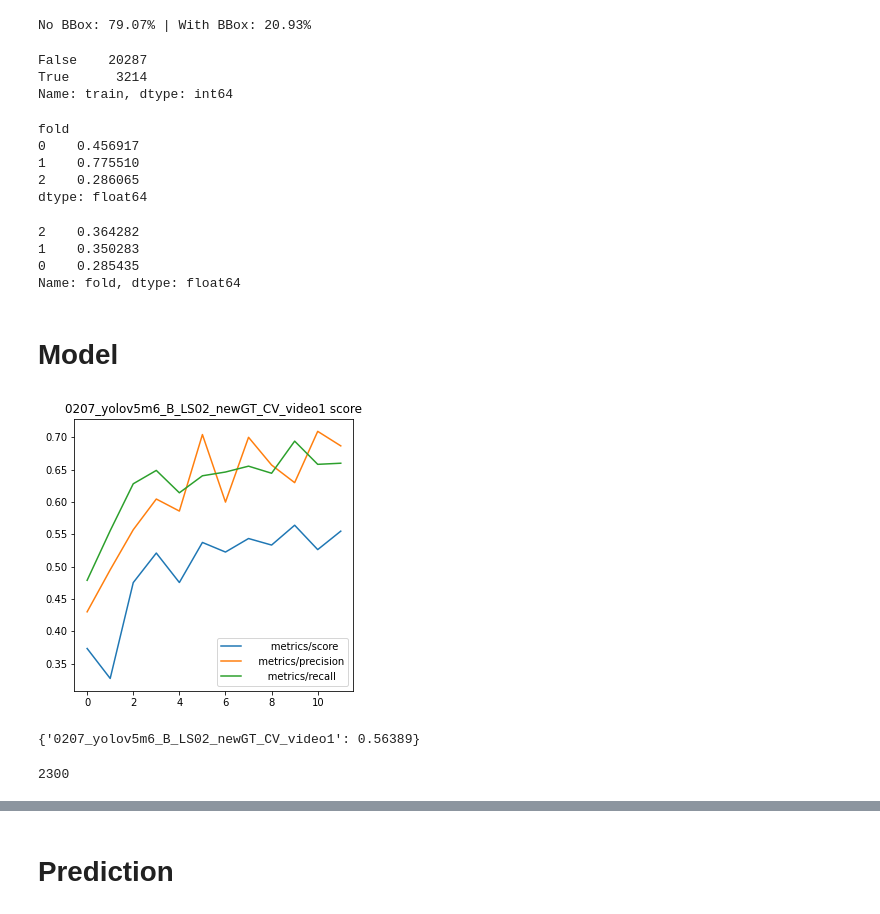
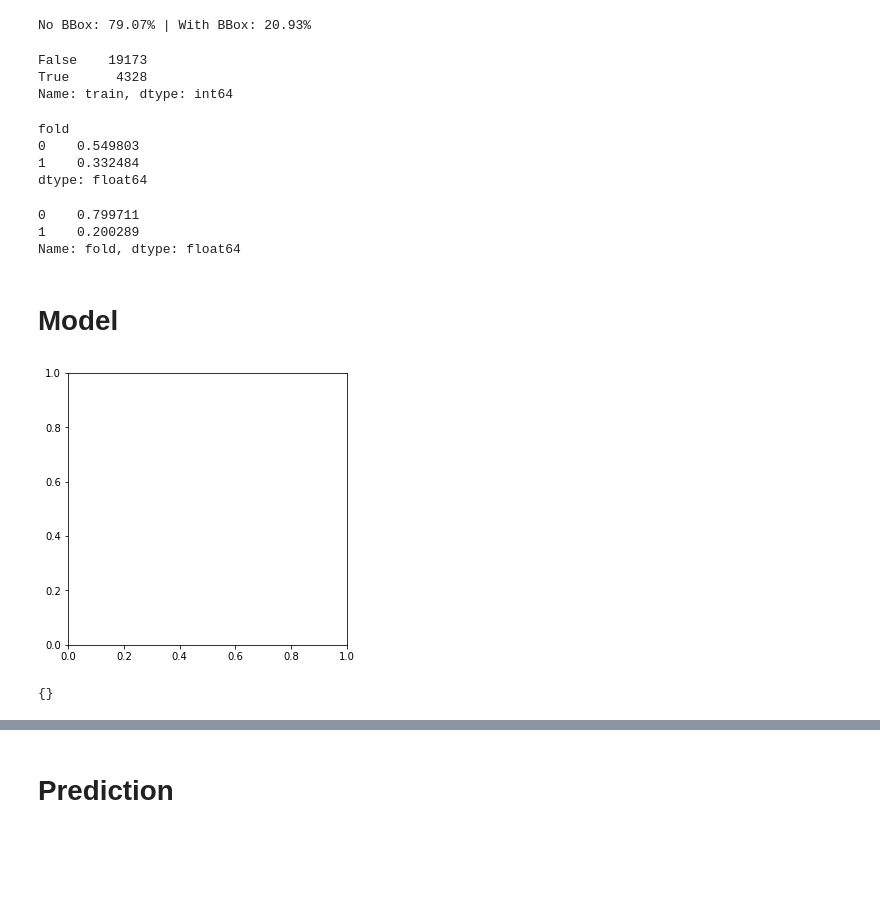
Before and after one commit to ZiyueWang25/Kaggle_TGBR, a Jupyter notebook: notebook/model_infer_V3_CUDA1.ipynb, the cells around one changed output, grey strips where cells are left out. Saved outputs shown, nothing was run; the diff lists cells and outputs as text; code cells hidden in the pictures; blank space fills up the shorter version.

```diff
--- a/notebook/model_infer_V3_CUDA1.ipynb
+++ b/notebook/model_infer_V3_CUDA1.ipynb
@@ -70,10 +76,18 @@ def perform_inference(self, image, image_size, augment=AUGMENT):
 
 Yolov5DetectionModel.perform_inference = perform_inference
 # %%
-model_versions = ['0207_yolov5m6_B_LS02_newGT_CV_video1']
+extra_param = {
+    "0209_s6_B_LS02_newGT_img4096_valid":{
+        'tools' : "yolov5",
+        'img_size' : 4096,
+        'ckpt_path': "../input/best_valid_v2.pt",
+    }
+}
+model_versions = ['0209_s6_B_LS02_newGT_img4096_valid']
+#model_versions = ['0209_m6_B_LS02_LGBT_newP']
 CUDA = "cuda:1"
 run_all=False
-cv_scheme = 'video_id'#"v2"
+cv_scheme = 'v2'#"v2"
 target_fold = 1
 # %% [markdown]
 # Load Data
@@ -108,24 +122,22 @@ df['train'] = False
 df.loc[df.query(f"fold != {target_fold} and (num_bbox > 0 or highFBNoBB)").index, 'train'] = True
 df['train'].value_counts()
 # %% [output]
-False    20287
-True      3214
+False    19173
+True      4328
 Name: train, dtype: int64
 # %%
 # COTS per frame
 df.groupby("fold").apply(lambda df: df["num_bbox"].sum() / df.shape[0])
 # %% [output]
 fold
-0    0.456917
-1    0.775510
-2    0.286065
+0    0.549803
+1    0.332484
 dtype: float64
 # %%
 df['fold'].value_counts(normalize=True)
 # %% [output]
-2    0.364282
-1    0.350283
-0    0.285435
+0    0.799711
+1    0.200289
 Name: fold, dtype: float64
 # %% [markdown]
 # Model
@@ -133,6 +145,9 @@ Name: fold, dtype: float64
 meta_params = {}
 for model_version in model_versions:
     model_folder = Path(f"../output/{model_version}/")
+    if not os.path.exists(model_folder):
+        meta_params[model_version] = extra_param[model_version]
+        continue
     try:
         params_path = model_folder / "config" / "params.pkl"
         params = pickle.load(open(params_path, 'rb'))
@@ -147,25 +162,21 @@ for model_version in model_versions:
 # %%
 fig, axes = plt.subplots(1, len(meta_params),figsize=(5*len(meta_params), 5))
 if len(meta_params) == 1:
     axes = [axes]
 target_score = {}
 for i,(model_version, params) in enumerate(meta_params.items()):
-    if params["tools"] == "mmdetection":
+    if params.get("tools","mmdetection") == "mmdetection" or model_version in extra_param.keys():
         continue
     logging_dir = params["ckpt_path"].parent.parent
     res_df = pd.read_csv(logging_dir / "results.csv")
     res_df[['       metrics/score','   metrics/precision', '      metrics/recall']].plot(ax=axes[i])
     axes[i].legend()
     axes[i].set_title(f"{model_version} score")
     target_score[model_version] = res_df['       metrics/score'].max()
 plt.show()
 # %% [output]
-[figure, old version]
+[figure, new version]
 # %%
 target_score
 # %% [output]
-{'0207_yolov5m6_B_LS02_newGT_CV_video1': 0.56389}
+{}
-# %%
-params['img_size']
-# %% [output]
-2300
```
Also changed, not shown: parts of 11 cells of this notebook, 12 other files.
